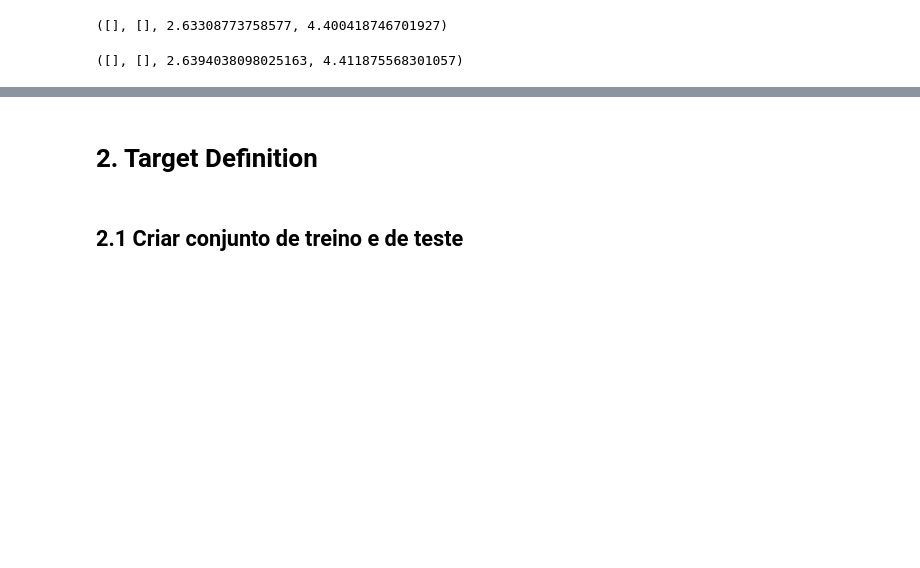
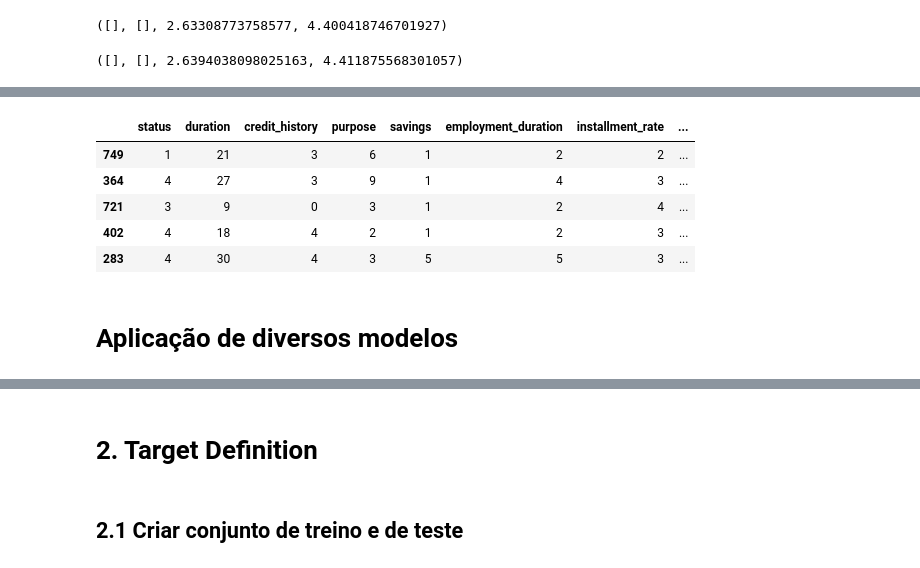
Before and after one commit to jbEmanuel/German_Credit_Risk_Classification, a Jupyter notebook: German_Credit.ipynb, the cells around one changed output, grey strips where cells are left out. Cells and saved outputs as stored; diff of their text form; code cells hidden in the pictures; blank space fills up the shorter version.

```diff
--- a/German_Credit.ipynb
+++ b/German_Credit.ipynb
@@ -229,0 +287,3 @@ Name: Outlier, dtype: int64
+# %%
+#Copy original Dataframe
+Df = data.copy()
@@ -229,0 +299,15 @@ Name: Outlier, dtype: int64
+# %%
+#Function to process the data
+def p_process(data):
+  df = data.copy()
+
+  df['log_amount'] = [np.log(x) for x in df['amount']]
+  lb, ub, x, z = iqr(df, 'age')
+  df['iqr_age'] = capping(df, 'age', x, z)
+  df.drop(['amount', 'age'], axis = 1, inplace= True)
+
+  return df
+# %%
+X = Df.drop(['credit_risk', 'id'], axis =1)
+y = Df['credit_risk']
+X.shape, y.shape
@@ -261,0 +330,13 @@ array([[<matplotlib.axes._subplots.AxesSubplot object at 0x...>]],
+# %%
+# Apply transformation funtion to both test and train function
+X_train = p_process(X_train)
+X_test = p_process(X_test)
+# %%
+X_test.head()
+# %% [output]
+|  | status | duration | credit_history | purpose | savings | employment_duration | installment_rate | ... |
+| 749 | 1 | 21 | 3 | 6 | 1 | 2 | 2 | ... |
+| 364 | 4 | 27 | 3 | 9 | 1 | 4 | 3 | ... |
+| 721 | 3 | 9 | 0 | 3 | 1 | 2 | 4 | ... |
+| 402 | 4 | 18 | 4 | 2 | 1 | 2 | 3 | ... |
+| 283 | 4 | 30 | 4 | 3 | 5 | 5 | 3 | ... |
@@ -261,0 +348,2 @@ array([[<matplotlib.axes._subplots.AxesSubplot object at 0x...>]],
+# %% [markdown]
+# Aplicação de diversos modelos
```
Also changed, not shown: parts of 42 cells of this notebook.
